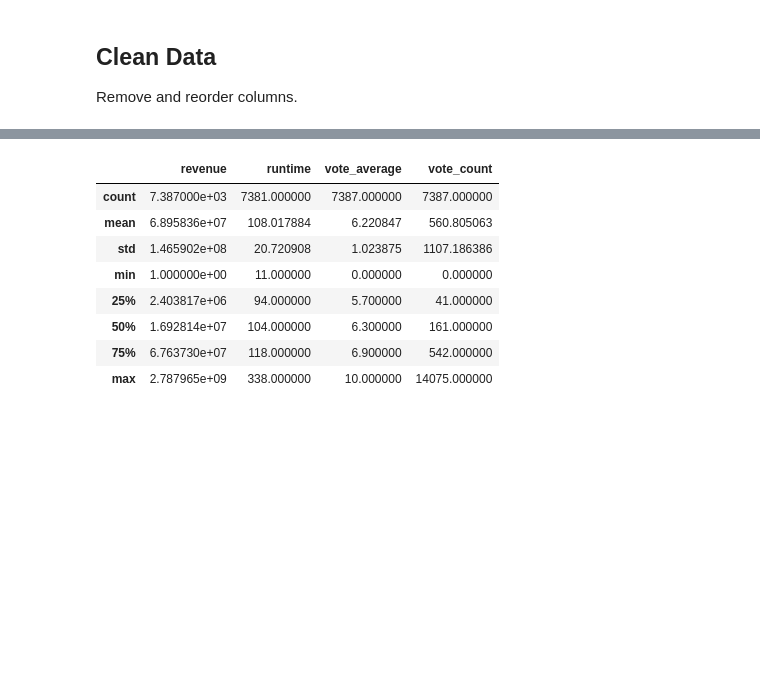
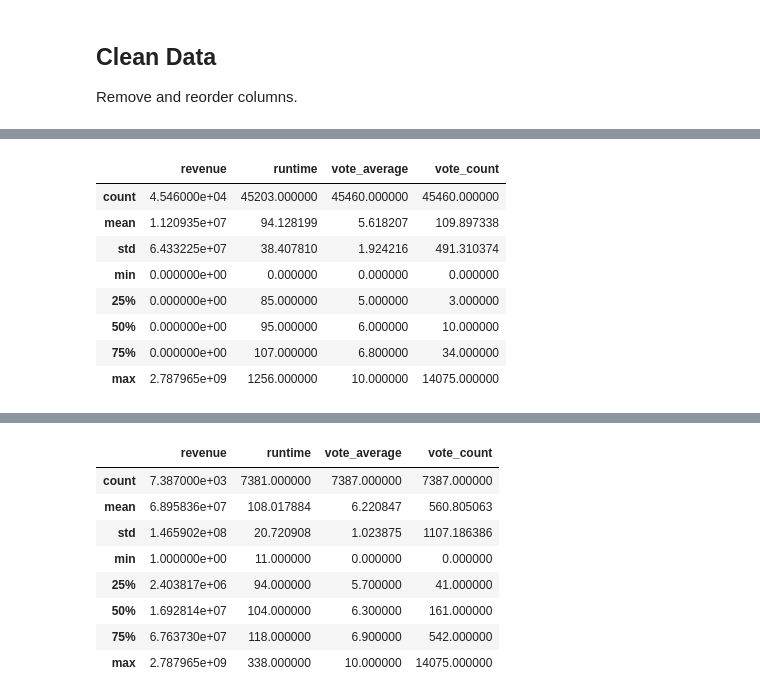
Before and after one commit to jacKlinc/film_dash, a Jupyter notebook: notebooks/1_movies-dashboard_an.ipynb, the cells around one changed output, grey strips where cells are left out. Drawn from its saved outputs; the diff is of its cells as text; code cells hidden in the pictures; blank space fills up the shorter version.

```diff
--- a/notebooks/1_movies-dashboard_an.ipynb
+++ b/notebooks/1_movies-dashboard_an.ipynb
@@ -30,0 +29,18 @@ movies = pd.read_csv('../data/movies_metadata.csv')
+# %%
+usecols=['budget', 'genres', 'original_language',
+         'production_companies', 'production_countries', 'release_date',
+         'revenue', 'runtime', 'spoken_languages', 'title', 'vote_average', 'vote_count']
+
+used_dtypes = {
+    "genres": object,
+    "original_language": str,
+    "production_companies": object,
+    "production_countries": object,
+    "release_date": str,
+    "spoken_languages": object,
+    "title": str,
+    "vote_average": float,
+    "vote_count": float
+}
+
+movies = pd.read_csv('../data/movies_metadata.csv', dtype=used_dtypes, usecols=usecols)
@@ -31,3 +82,15 @@ movies = pd.read_csv('../data/movies_metadata.csv')
+# %%
+movies.describe()
+# %% [output]
+|  | revenue | runtime | vote_average | vote_count |
+| count | 4.546000e+04 | 45203.000000 | 45460.000000 | 45460.000000 |
+| mean | 1.120935e+07 | 94.128199 | 5.618207 | 109.897338 |
+| std | 6.433225e+07 | 38.407810 | 1.924216 | 491.310374 |
+| min | 0.000000e+00 | 0.000000 | 0.000000 | 0.000000 |
+| 25% | 0.000000e+00 | 85.000000 | 5.000000 | 3.000000 |
+| 50% | 0.000000e+00 | 95.000000 | 6.000000 | 10.000000 |
+| 75% | 0.000000e+00 | 107.000000 | 6.800000 | 34.000000 |
+| max | 2.787965e+09 | 1256.000000 | 10.000000 | 14075.000000 |
 # %%
 # Re-order columns
 movies = movies[['id','imdb_id','title','budget','genres','original_language','production_countries','release_date','revenue','runtime','status','vote_average','vote_count']]
```
Also changed, not shown: parts of 5 cells of this notebook, 1 other file.
